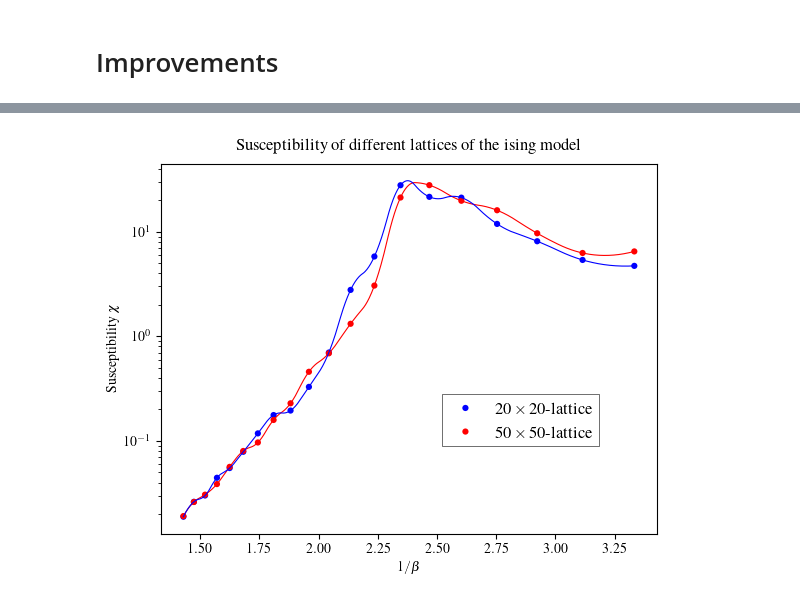
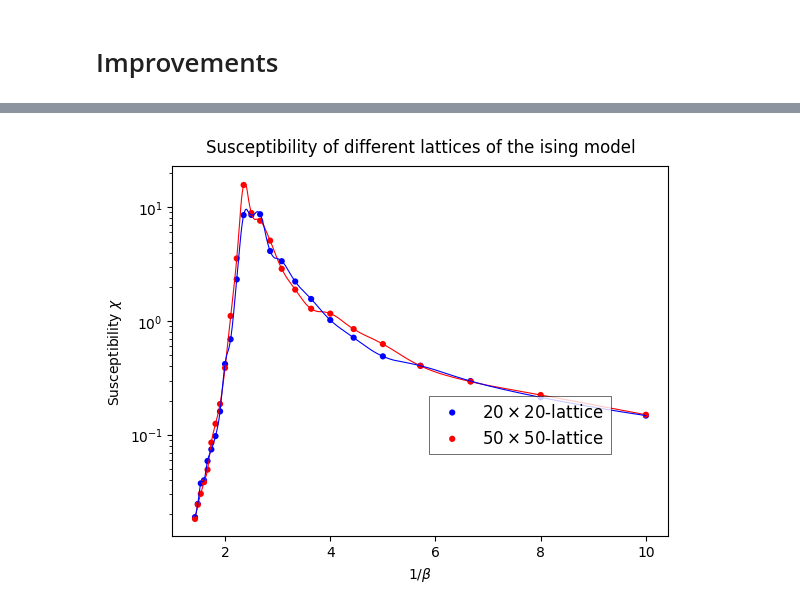
Before and after one commit to dantona02/metropolis, a Jupyter notebook: metropolis.ipynb, the cells around one changed output, grey strips where cells are left out. Drawn from its saved outputs; the diff is of its cells as text; code cells hidden in the pictures.

Commit message:
Updated class isingmodel_fast

```diff
--- a/metropolis.ipynb
+++ b/metropolis.ipynb
@@ -119,7 +119,7 @@ def get_magnetization(N, betas, sweeps):
         spin_grid = model.grid()
         energy = model.get_energy(spin_grid)
         for index2, s in enumerate(betas):
-            spins, energies, equilibrium, variance = model.metropolis(spin_grid, steps[index1], s, energy, i)
+            spins, energies, equilibrium, variance = model.metropolis_fast(spin_grid, steps[index1], s, energy, i)
             magnetization[index2] = spins[-sweeps[index1]:].mean() / i**2
         magnetization_list[index1] = magnetization
 
@@ -460,9 +591,9 @@ class isingmodel_fast:
 # %%
 N = 50
 steps = 25e6 / N**2
-beta = 0.7
+beta = 0.45
 model = isingmodel_fast(N=N)
-spin_grid = model.grid()
+spin_grid = model.grid(N)
 energy = model.get_energy(spin_grid)
 # %%
 spins_test, energies_test, equilibrium_test, variance_test = model.metropolis(spin_grid, steps, beta, energy, N)
@@ -551,7 +672,7 @@ def get_susceptibility(N, betas, steps ,sweeps, iterations):
             energy = model.get_energy(spin_grid)
             for index2, s in enumerate(betas):
                 spins, energies, equilibrium, mag_squared = model.metropolis(spin_grid, steps[index1], s, energy, i)
-                variance[index2] = beta * (mag_squared[-sweeps[index1]:].mean() - spins[-sweeps[index1]:].mean() ** 2) / i**2
+                variance[index2] = s * (mag_squared[-sweeps[index1]:].mean() - spins[-sweeps[index1]:].mean() ** 2) / i**2
             variance_list[t] = variance
     variance_avg = np.zeros((len(N), len(betas)))
     for i in range(0, len(N)):
@@ -559,7 +680,7 @@ def get_susceptibility(N, betas, steps ,sweeps, iterations):
         variance_avg[i] = np.mean(variance_list[group, :], axis=0)
     return variance_avg
 # %%
-sus = get_susceptibility(N, betas, steps, sweeps, 6)
+sus = get_susceptibility(N, betas, steps, sweeps, 2)
 # %%
 sus
 # %% [output]
@@ -579,32 +700,32 @@ interp_sus20 = log_interp1d(betas, sus[0])
 # %%
 fig, ax = plt.subplots()
 
-x = np.linspace(0.3, 0.7, 1000)
+x = np.linspace(0.1, 0.7, 1000)
 
 ax.plot(1 / x, interp_sus50(x),
          c='red',
          linewidth=.8,
          label='',
          zorder=2)
 ax.plot(1 / x, interp_sus20(x),
          c='blue',
          linewidth=.8,
          label='',
          zorder=2)
 ax.scatter(1 / betas, sus[0], label=r'$20\times20$-lattice', marker='.', s=80, edgecolors='none', color='blue')
 ax.scatter(1 / betas, sus[1], label=r'$50\times50$-lattice', marker='.', s=80, edgecolors='none', color='red')
 ax.set_yscale('log')
 
 ax.set_xlabel(r'$1/\beta$')
 ax.set_ylabel(r'Susceptibility $\chi$')
 plt.title('Susceptibility of different lattices of the ising model', fontsize=12, pad=10)
 
 legend = ax.legend(loc="upper right", bbox_to_anchor=(0.9, 0.4), fancybox=False, edgecolor='black', fontsize=12)
 legend.set_zorder(10)
 legend.get_frame().set_linewidth(0.5)
 
 plt.show()
 
 # fig.savefig(f"/Users/danielmiksch/Downloads/susceptibility.pdf")
 # %% [output]
-[figure, old version]
+[figure, new version]
```
Also changed, not shown: parts of 15 cells of this notebook.
